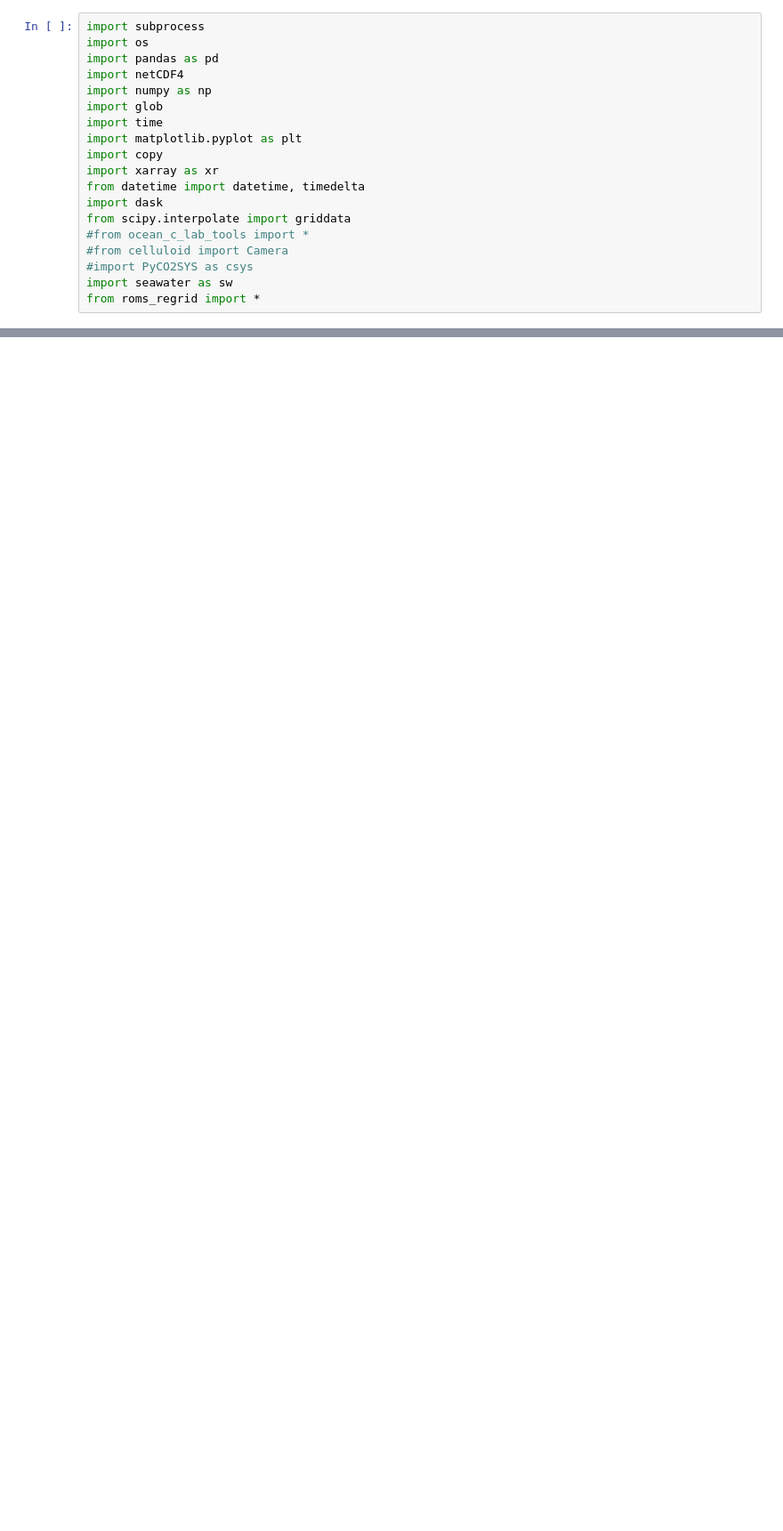
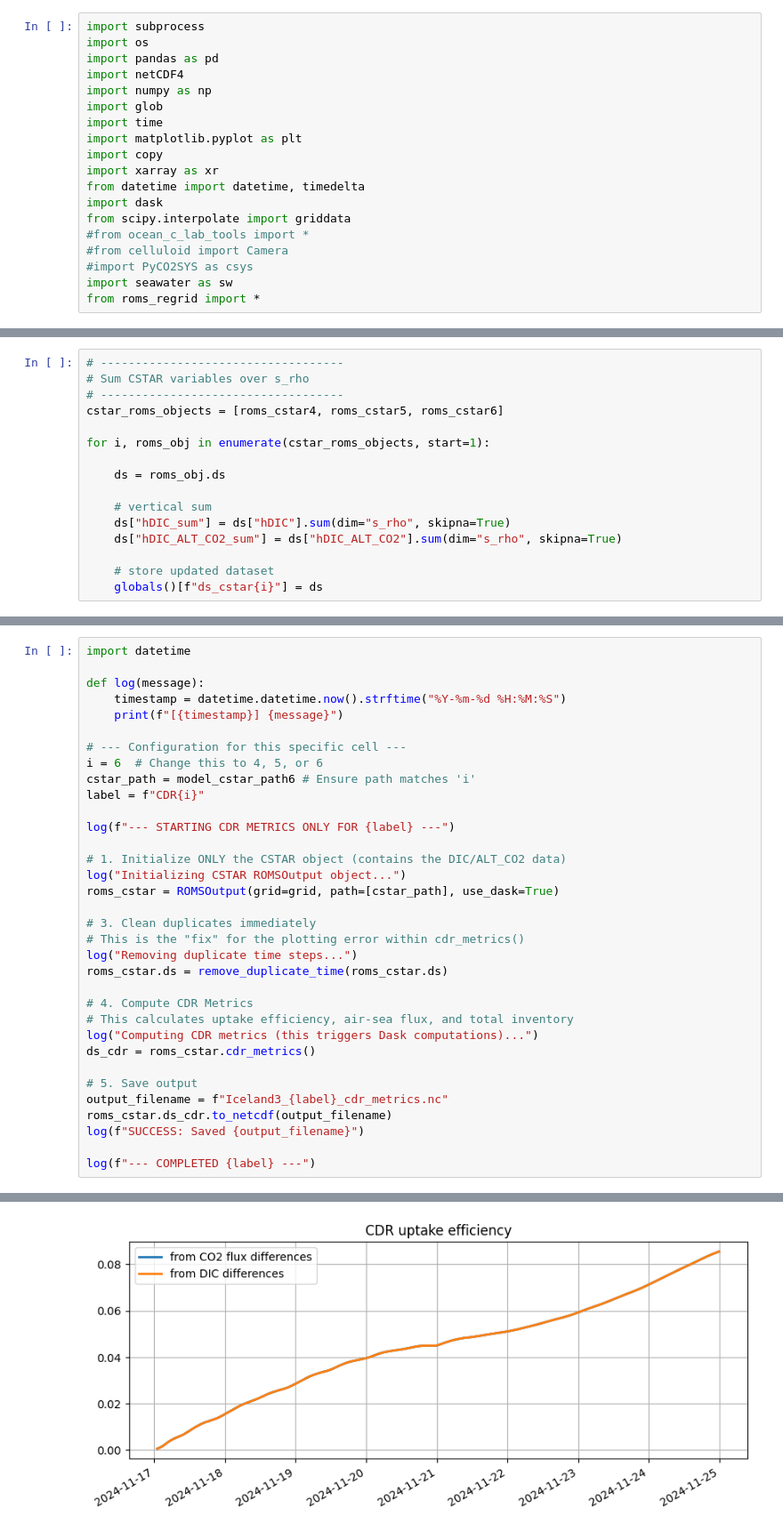
Before and after one commit to CWorthy-ocean/C-Star-in-Hvalfjordur, a Jupyter notebook: notebooks/OAE_ensemble.ipynb, the cells around one changed output, grey strips where cells are left out. Shown at 89% size. Saved outputs shown, nothing was run; the diff lists cells and outputs as text; blank space fills up the shorter version.

```diff
--- a/notebooks/OAE_ensemble.ipynb
+++ b/notebooks/OAE_ensemble.ipynb
@@ -584,0 +414,16 @@ print("Saved all NetCDF products needed by oae_analysis plotting")
+# %%
+# -----------------------------------
+# Sum CSTAR variables over s_rho
+# -----------------------------------
+cstar_roms_objects = [roms_cstar4, roms_cstar5, roms_cstar6]
+
+for i, roms_obj in enumerate(cstar_roms_objects, start=1):
+
+    ds = roms_obj.ds
+
+    # vertical sum
+    ds["hDIC_sum"] = ds["hDIC"].sum(dim="s_rho", skipna=True)
+    ds["hDIC_ALT_CO2_sum"] = ds["hDIC_ALT_CO2"].sum(dim="s_rho", skipna=True)
+
+    # store updated dataset
+    globals()[f"ds_cstar{i}"] = ds
@@ -584,0 +570,35 @@ print("Saved all NetCDF products needed by oae_analysis plotting")
+# %%
+import datetime
+
+def log(message):
+    timestamp = datetime.datetime.now().strftime("%Y-%m-%d %H:%M:%S")
+    print(f"[{timestamp}] {message}")
+
+# --- Configuration for this specific cell ---
+i = 6  # Change this to 4, 5, or 6
+cstar_path = model_cstar_path6 # Ensure path matches 'i'
+label = f"CDR{i}"
+
+log(f"--- STARTING CDR METRICS ONLY FOR {label} ---")
+
+# 1. Initialize ONLY the CSTAR object (contains the DIC/ALT_CO2 data)
+log("Initializing CSTAR ROMSOutput object...")
+roms_cstar = ROMSOutput(grid=grid, path=[cstar_path], use_dask=True)
+
+# 3. Clean duplicates immediately
+# This is the "fix" for the plotting error within cdr_metrics()
+log("Removing duplicate time steps...")
+roms_cstar.ds = remove_duplicate_time(roms_cstar.ds)
+
+# 4. Compute CDR Metrics
+# This calculates uptake efficiency, air-sea flux, and total inventory
+log("Computing CDR metrics (this triggers Dask computations)...")
+ds_cdr = roms_cstar.cdr_metrics()
+
+# 5. Save output
+output_filename = f"Iceland3_{label}_cdr_metrics.nc"
+roms_cstar.ds_cdr.to_netcdf(output_filename)
+log(f"SUCCESS: Saved {output_filename}")
+
+log(f"--- COMPLETED {label} ---")
+# %% [output]
@@ -584,0 +610 @@ print("Saved all NetCDF products needed by oae_analysis plotting")
+[figure, added]
```
Also changed, not shown: parts of 38 cells of this notebook.
